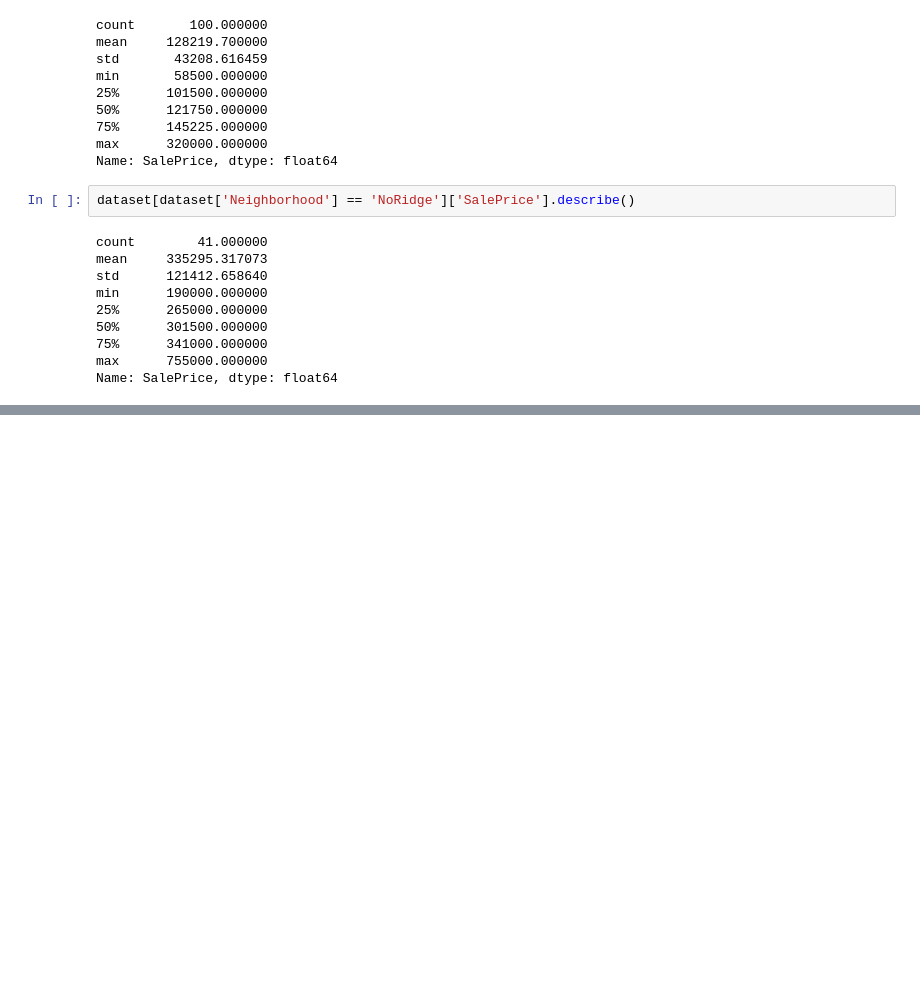
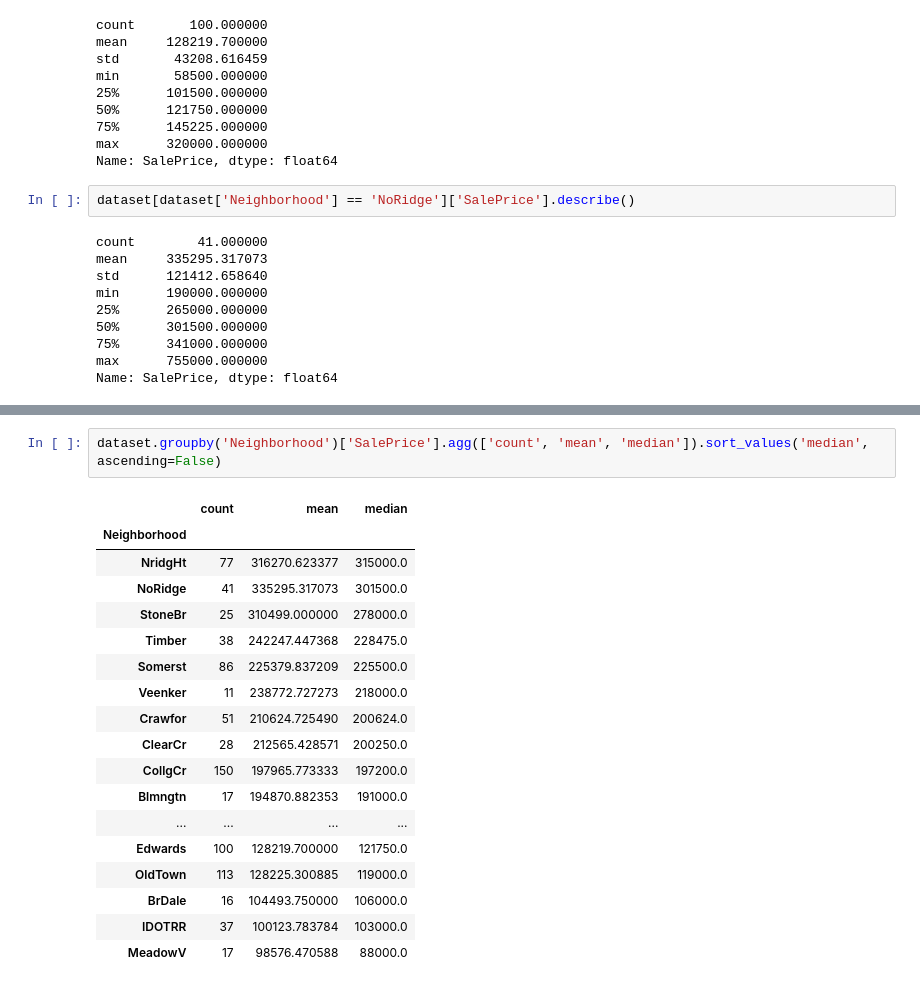
Before and after one commit to kogimurio/house_sales_prediction, a Jupyter notebook: saales_price_predictions.ipynb, the cells around one changed output, grey strips where cells are left out. Drawn from its saved outputs; the diff is of its cells as text; blank space fills up the shorter version.

```diff
--- a/saales_price_predictions.ipynb
+++ b/saales_price_predictions.ipynb
@@ -3606,0 +3997,21 @@ Name: SalePrice, dtype: float64
+# %%
+dataset.groupby('Neighborhood')['SalePrice'].agg(['count', 'mean', 'median']).sort_values('median', ascending=False)
+# %% [output]
+|  | count | mean | median |
+| Neighborhood |  |  |  |
+| NridgHt | 77 | 316270.623377 | 315000.0 |
+| NoRidge | 41 | 335295.317073 | 301500.0 |
+| StoneBr | 25 | 310499.000000 | 278000.0 |
+| Timber | 38 | 242247.447368 | 228475.0 |
+| Somerst | 86 | 225379.837209 | 225500.0 |
+| Veenker | 11 | 238772.727273 | 218000.0 |
+| Crawfor | 51 | 210624.725490 | 200624.0 |
+| ClearCr | 28 | 212565.428571 | 200250.0 |
+| CollgCr | 150 | 197965.773333 | 197200.0 |
+| Blmngtn | 17 | 194870.882353 | 191000.0 |
+| ... | ... | ... | ... |
+| Edwards | 100 | 128219.700000 | 121750.0 |
+| OldTown | 113 | 128225.300885 | 119000.0 |
+| BrDale | 16 | 104493.750000 | 106000.0 |
+| IDOTRR | 37 | 100123.783784 | 103000.0 |
+| MeadowV | 17 | 98576.470588 | 88000.0 |
```
Also changed, not shown: parts of 62 cells of this notebook.
